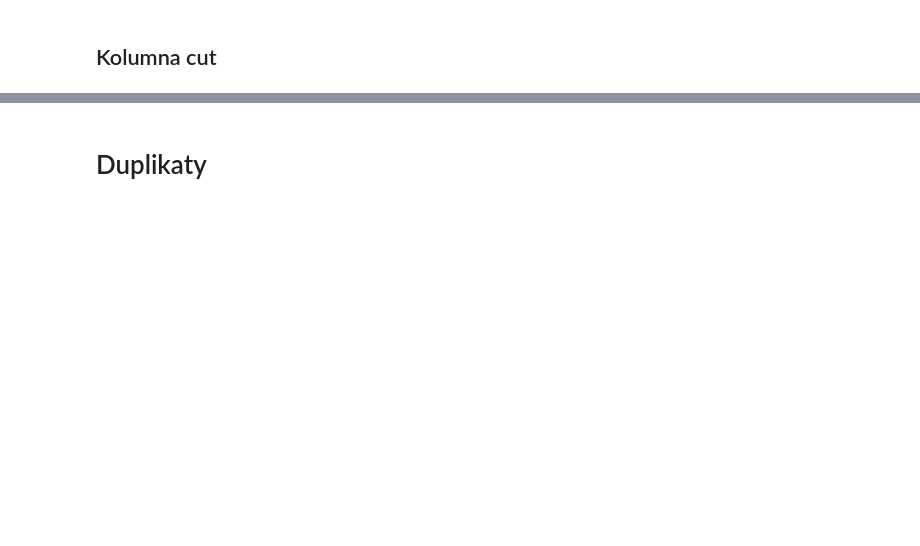
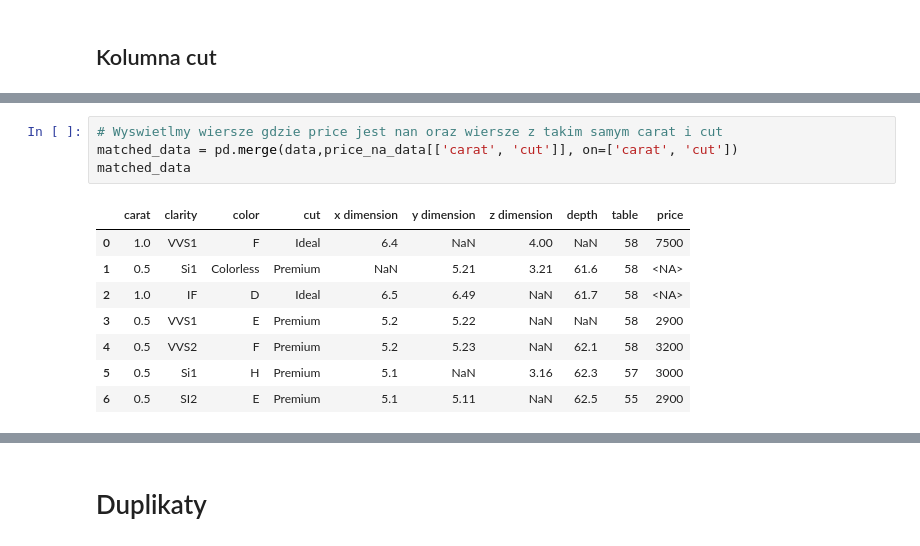
Before and after one commit to GWawrzeniecki/PAD, a Jupyter notebook: Projekt/data_prepare.ipynb, the cells around one changed output, grey strips where cells are left out. Cells and saved outputs as stored; diff of their text form; blank space fills up the shorter version.

```diff
--- a/Projekt/data_prepare.ipynb
+++ b/Projekt/data_prepare.ipynb
@@ -161,0 +250,13 @@ dtype: object
+# %%
+# Wyswietlmy wiersze gdzie price jest nan oraz wiersze z takim samym carat i cut
+matched_data = pd.merge(data,price_na_data[['carat', 'cut']], on=['carat', 'cut'])
+matched_data
+# %% [output]
+|  | carat | clarity | color | cut | x dimension | y dimension | z dimension | depth | table | price |
+| 0 | 1.0 | VVS1 | F | Ideal | 6.4 | NaN | 4.00 | NaN | 58 | 7500 |
+| 1 | 0.5 | Si1 | Colorless | Premium | NaN | 5.21 | 3.21 | 61.6 | 58 | <NA> |
+| 2 | 1.0 | IF | D | Ideal | 6.5 | 6.49 | NaN | 61.7 | 58 | <NA> |
+| 3 | 0.5 | VVS1 | E | Premium | 5.2 | 5.22 | NaN | NaN | 58 | 2900 |
+| 4 | 0.5 | VVS2 | F | Premium | 5.2 | 5.23 | NaN | 62.1 | 58 | 3200 |
+| 5 | 0.5 | Si1 | H | Premium | 5.1 | NaN | 3.16 | 62.3 | 57 | 3000 |
+| 6 | 0.5 | SI2 | E | Premium | 5.1 | 5.11 | NaN | 62.5 | 55 | 2900 |
```
Also changed, not shown: parts of 17 cells of this notebook, 9 other files.
